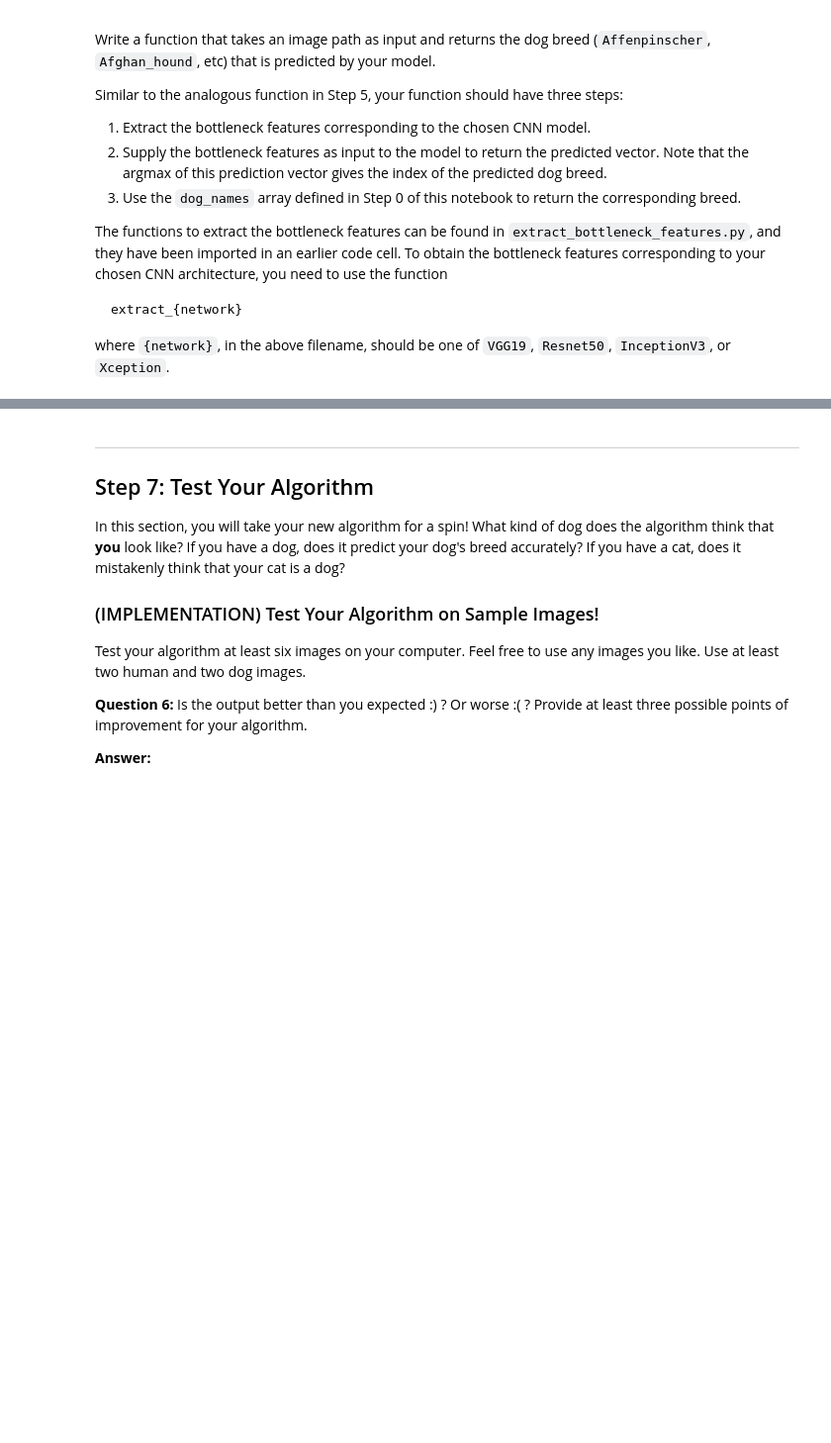
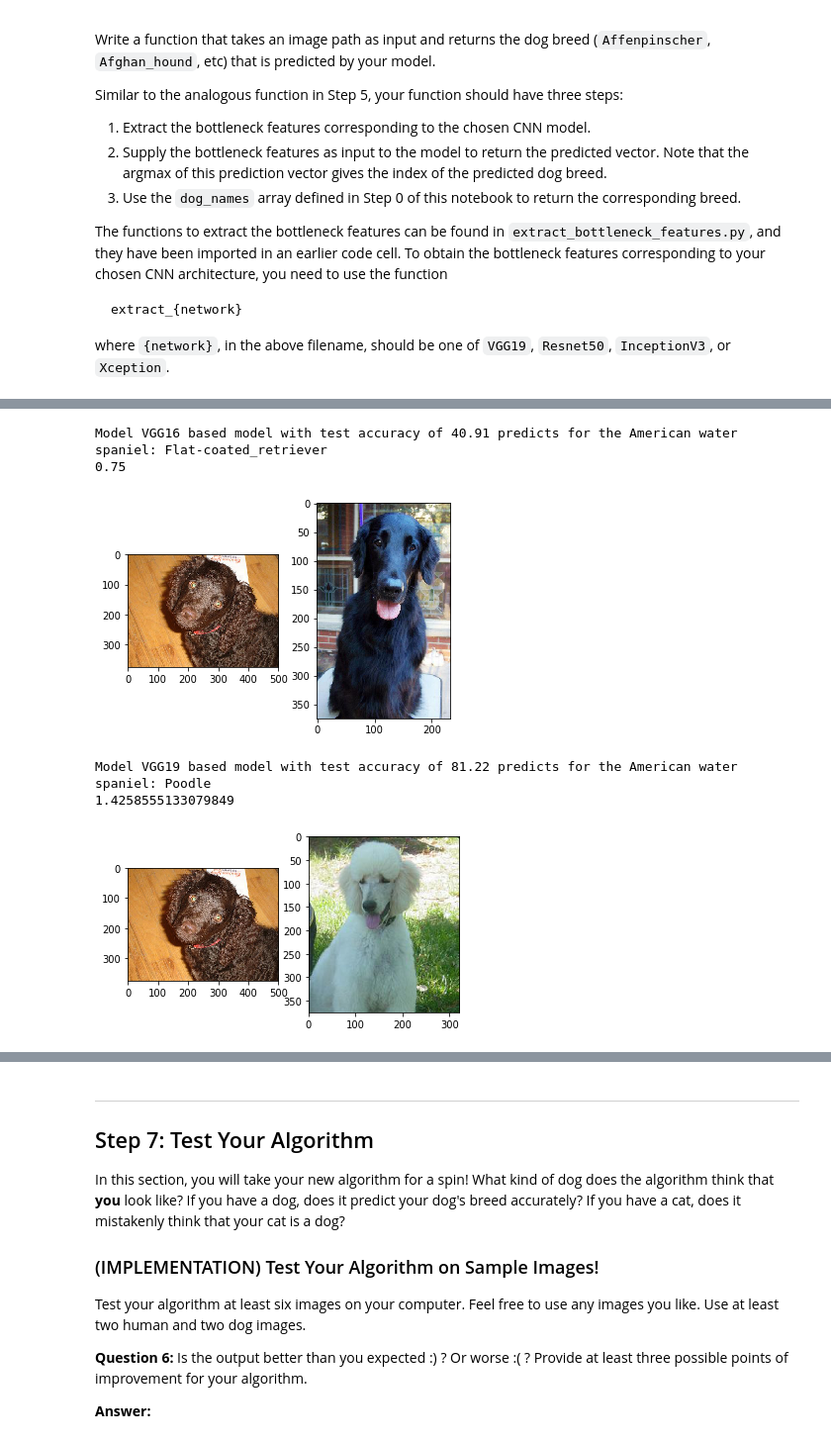
Before and after one commit to rmminusrslash/dog-project, a Jupyter notebook: dog_app.ipynb, the cells around one changed output, grey strips where cells are left out. Shown at 99% size. Drawn from its saved outputs; the diff is of its cells as text; code cells hidden in the pictures; blank space fills up the shorter version.

```diff
--- a/dog_app.ipynb
+++ b/dog_app.ipynb
@@ -771,3 +796,22 @@ Poodle
+# %%
+#checking the function works with two models and an example image
+image_path="images/American_water_spaniel_00648.jpg"
+prediction=VGG16_predict_breed(image_path)
+print("Model VGG16 based model with test accuracy of %.2f predicts for the American water spaniel: %s" % (test_accuracy_vgg16, prediction))
+image_path_prediction=find_image_for_breed(prediction)
+plot_image(image_path,image_path_prediction)
+
+prediction=VGG19_predict_breed(image_path)
+image_path_prediction=find_image_for_breed(prediction)
+print("Model VGG19 based model with test accuracy of %.2f predicts for the American water spaniel: %s" % (test_accuracy,prediction))
+plot_image(image_path,image_path_prediction)
+# %% [output]
+Model VGG16 based model with test accuracy of 40.91 predicts for the American water spaniel: Flat-coated_retriever
+0.75
+[figure, added]
+Model VGG19 based model with test accuracy of 81.22 predicts for the American water spaniel: Poodle
+1.4258555133079849
+[figure, added]
 # %% [markdown]
 ---
 <a id='step6'></a>
```
Also changed, not shown: parts of 20 cells of this notebook, 2 other files.
